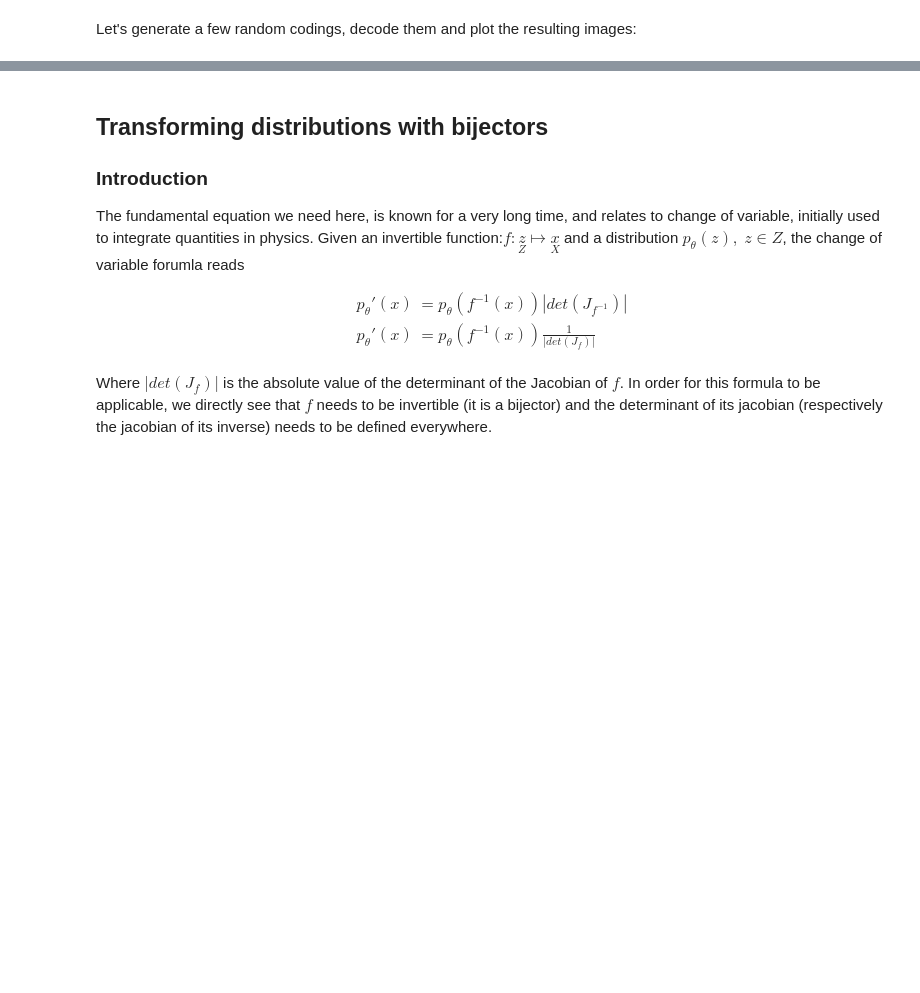
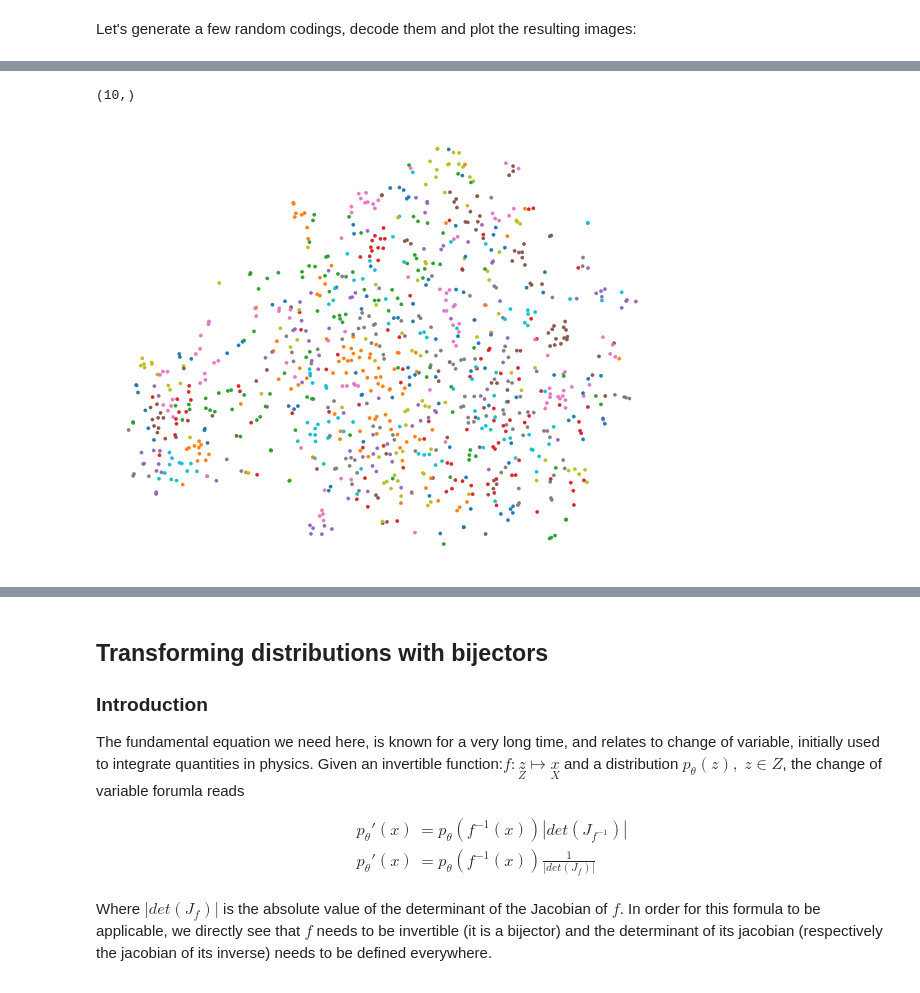
Before and after one commit to gnthibault/Optimisation-Python, a Jupyter notebook: NormalizingFlows.ipynb, the cells around one changed output, grey strips where cells are left out. Drawn from its saved outputs; the diff is of its cells as text; code cells hidden in the pictures; blank space fills up the shorter version.

```diff
--- a/NormalizingFlows.ipynb
+++ b/NormalizingFlows.ipynb
@@ -1203,0 +1340,37 @@ plot_multiple_images(images, 4)
+# %%
+size_labels
+# %% [output]
+(10,)
+# %%
+#z_train = variational_encoder.predict([X_train, y_train])
+#encodings= np.asarray(z_train)
+#encodings = encodings.reshape(X_train.shape[0], codings_size)
+#plt.figure(figsize=(7, 7))
+#plt.scatter(encodings[:, 0], encodings[:, 1], c=Y_train, cmap=plt.cm.jet)
+#plt.show()
+
+from sklearn.manifold import TSNE
+
+#X_valid_compressed = variational_encoder.predict([X_valid, y_valid])
+_, _, X_valid_compressed = variational_encoder.predict([X_valid, y_valid])
+tsne = TSNE()
+X_valid_2D = tsne.fit_transform(X_valid_compressed)
+X_valid_2D = (X_valid_2D - X_valid_2D.min()) / (X_valid_2D.max() - X_valid_2D.min())
+
+# adapted from https://scikit-learn.org/stable/auto_examples/manifold/plot_lle_digits.html
+plt.figure(figsize=(10, 8))
+cmap = plt.cm.tab10
+plt.scatter(X_valid_2D[:, 0], X_valid_2D[:, 1], c=np.argmax(y_valid, axis=1), s=10, cmap=cmap)
+#image_positions = np.array([[1., 1.]])
+#for index, position in enumerate(X_valid_2D):
+#    dist = np.sum((position - image_positions) ** 2, axis=1)
+#    if np.min(dist) > 0.02: # if far enough from other images
+#        image_positions = np.r_[image_positions, [position]]
+#        imagebox = mpl.offsetbox.AnnotationBbox(
+#            mpl.offsetbox.OffsetImage(X_valid[index], cmap="binary"),
+#            position, bboxprops={"edgecolor": cmap(y_valid[index]), "lw": 2})
+#        plt.gca().add_artist(imagebox)
+plt.axis("off")
+plt.show()
+# %% [output]
+[figure, added]
```
Also changed, not shown: parts of 19 cells of this notebook, 3 other files.
